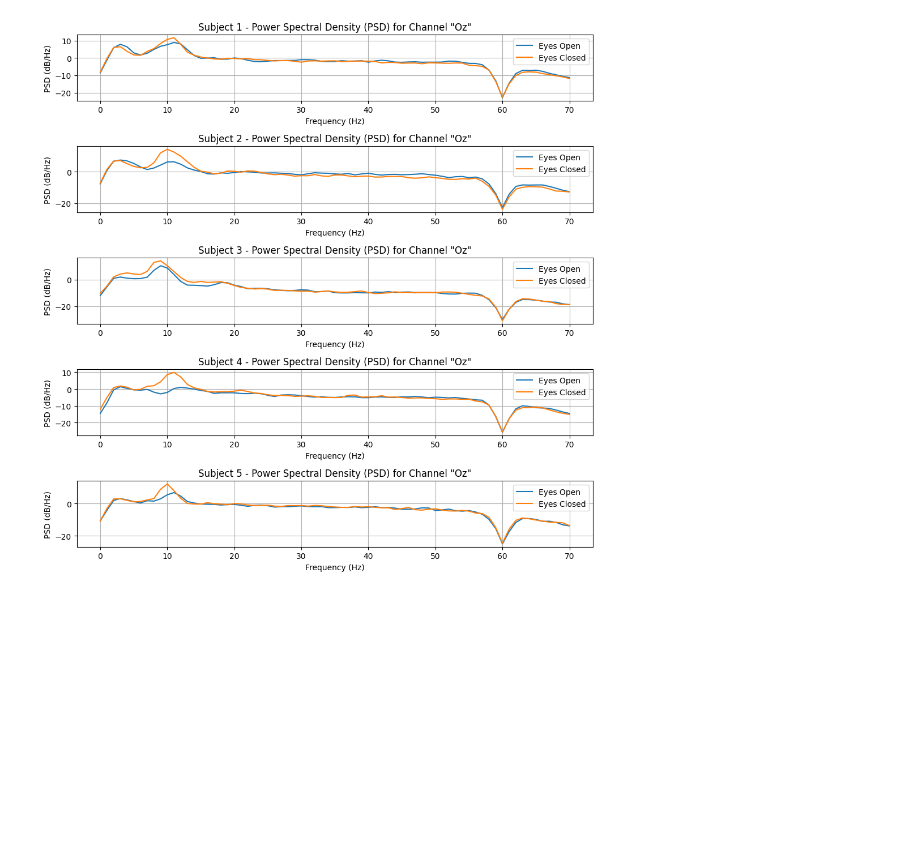
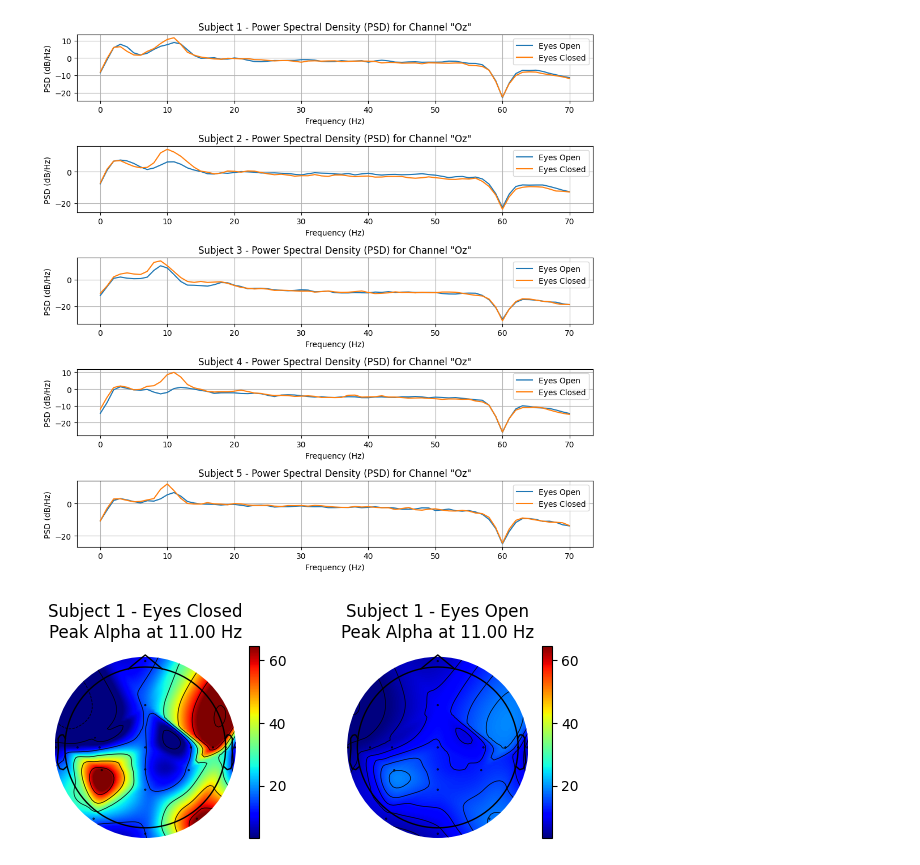
Before and after one commit to maryamnorouzi/Brain-Signal-Processing-, a Jupyter notebook: Brain Signal processing/hw2/HW2_Maryam.ipynb, the cells around one changed output. Cells and saved outputs as stored; diff of their text form; code cells hidden in the pictures; blank space fills up the shorter version.

```diff
--- a/Brain Signal processing/hw2/HW2_Maryam.ipynb
+++ b/Brain Signal processing/hw2/HW2_Maryam.ipynb
@@ -131,0 +130,87 @@ peak_alpha_frequencies = filtered_frequencies[alpha_mask][peak_alpha_indices]
+# %%
+# b.
+alpha_mask = (filtered_frequencies >= 8) & (filtered_frequencies <= 12)
+alpha_psd = psd_closed_log[:, alpha_mask]
+peak_alpha_indices = np.argmax(alpha_psd, axis=1)
+peak_alpha_frequencies = filtered_frequencies[alpha_mask][peak_alpha_indices]
+#peak_alpha_frequencies = array([11., 10.,  9., 11., 10.])
+
+num_subjects, num_timepoints, num_channels = EyesOpen_np.shape # (5, 15360, 16)
+# Preallocate arrays for storing the PSD data
+psd_open_all = np.empty((num_subjects, num_channels, len(frequencies)))
+psd_closed_all = np.empty((num_subjects, num_channels, len(frequencies)))
+
+# Calculate the PSD for all channels and subjects
+for channel in range(num_channels):
+    _, psd_open_all[:, channel, :] = welch(EyesOpen_np[:, :, channel], fs=fs, nperseg=nperseg, noverlap=noverlap, axis=1) #shape: (5, 16, 129)
+    _, psd_closed_all[:, channel, :] = welch(EyesClosed_np[:, :, channel], fs=fs, nperseg=nperseg, noverlap=noverlap, axis=1) #shape: (5, 16, 129)
+
+# # Determine consistent color limits across subjects for each conditions
+# global_closed=[]
+# global_open=[]
+# for subject in range(num_subjects):
+#     peak_freq = peak_alpha_frequencies[subject]
+#     # Extract PSD values at the peak alpha frequency for both eyes-open and eyes-closed conditions
+#     closed_peak_psd_values = psd_closed_all[subject, :, frequencies == peak_freq].squeeze()
+#     open_peak_psd_values = psd_open_all[subject, :, frequencies == peak_freq].squeeze()
+#     global_closed.append(closed_peak_psd_values)
+#     global_open.append(open_peak_psd_values)
+# global_vmin_closed =np.min(global_closed)
+# global_vmax_closed =np.max(global_closed)
+# global_vmin_open =np.min(global_open)
+# global_vmax_open =np.max(global_open)
+
+# global_vmin_closed_log =10*np.log10(global_vmin_closed)
+# global_vmax_closed_log =10*np.log10(global_vmax_closed)
+# global_vmin_open_log =10*np.log10(global_vmin_open)
+# global_vmax_open_log =10*np.log10(global_vmax_open)
+
+
+for subject in range(num_subjects):
+    # Extract the peak alpha frequency for this subject
+    peak_freq = peak_alpha_frequencies[subject]
+    # Extract PSD values at the peak alpha frequency for both eyes-open and eyes-closed conditions
+    closed_peak_psd_values = psd_closed_all[subject, :, frequencies == peak_freq].squeeze()
+    open_peak_psd_values = psd_open_all[subject, :, frequencies == peak_freq].squeeze()
+
+    # Determine consistent color limits across conditions for each sunject
+    global_vmin = min(np.min(closed_peak_psd_values), np.min(open_peak_psd_values))
+    global_vmax = max(np.max(closed_peak_psd_values), np.max(open_peak_psd_values))
+
+    # # Extract 10log10 PSD values at the peak alpha frequency for both eyes-open and eyes-closed conditions
+    # closed_peak_psd_values_log=10*np.log10(closed_peak_psd_values)
+    # open_peak_psd_values_log=10*np.log10(open_peak_psd_values)
+
+    # # Determine consistent color limits across conditions for each sunject
+    # global_vmin_log = min(np.min(closed_peak_psd_values_log), np.min(open_peak_psd_values))
+    # global_vmax_log = max(np.max(closed_peak_psd_values_log), np.max(open_peak_psd_values))
+
+    fig, axes = plt.subplots(1, 2, figsize=(6,2.5))
+    # Eyes-closed condition
+    im1, _ = mne.viz.plot_topomap(closed_peak_psd_values, info, cmap='jet', axes=axes[0], show=False)
+    im1.set_clim(global_vmin, global_vmax)
+    axes[0].set_title(f'Subject {subject + 1} - Eyes Closed\nPeak Alpha at {peak_freq:.2f} Hz')
+    plt.colorbar(im1, ax=axes[0])
+
+    # Eyes-open condition
+    im2, _ = mne.viz.plot_topomap(open_peak_psd_values, info, cmap='jet', axes=axes[1], show=False)
+    im2.set_clim(global_vmin, global_vmax)
+    axes[1].set_title(f'Subject {subject + 1} - Eyes Open\nPeak Alpha at {peak_freq:.2f} Hz')
+    plt.colorbar(im2, ax=axes[1])
+
+    # # Eyes-closed condition log
+    # im1, _ = mne.viz.plot_topomap(closed_peak_psd_values_log, info, cmap='jet', axes=axes[2], show=False)
+    # im1.set_clim(global_vmin_log, global_vmax_log)
+    # axes[2].set_title(f'Subject {subject + 1} - 10log10 Eyes Closed\nPeak Alpha at {peak_freq:.2f} Hz')
+    # plt.colorbar(im1, ax=axes[2])
+
+    # # Eyes-open condition log
+    # im2, _ = mne.viz.plot_topomap(open_peak_psd_values_log, info, cmap='jet', axes=axes[3], show=False)
+    # im2.set_clim(global_vmin_log, global_vmax_log)
+    # axes[3].set_title(f'Subject {subject + 1} - 10log10 Eyes Open\nPeak Alpha at {peak_freq:.2f} Hz')
+    # plt.colorbar(im2, ax=axes[3])
+
+    plt.tight_layout()
+    plt.show()
+# %% [output]
+[figure, added]
```
Also changed, not shown: parts of 6 cells of this notebook.
